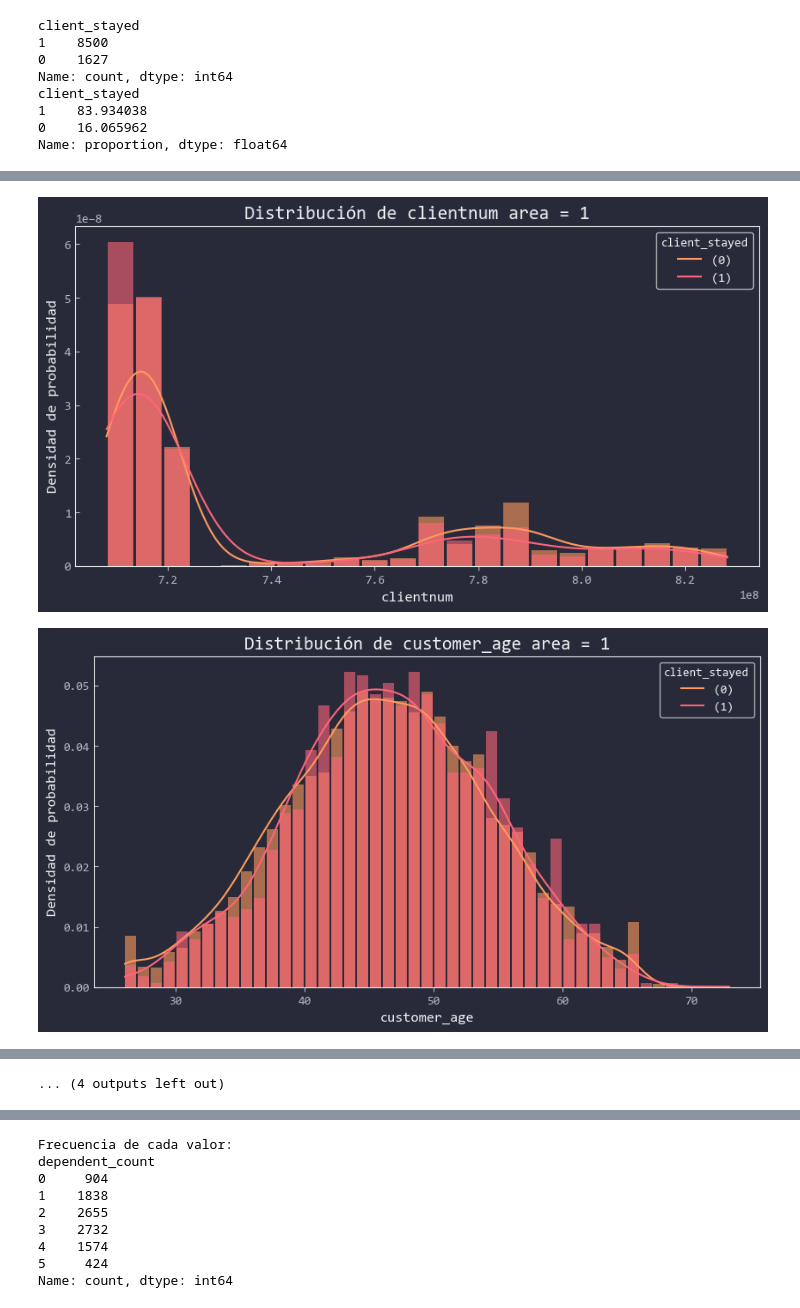
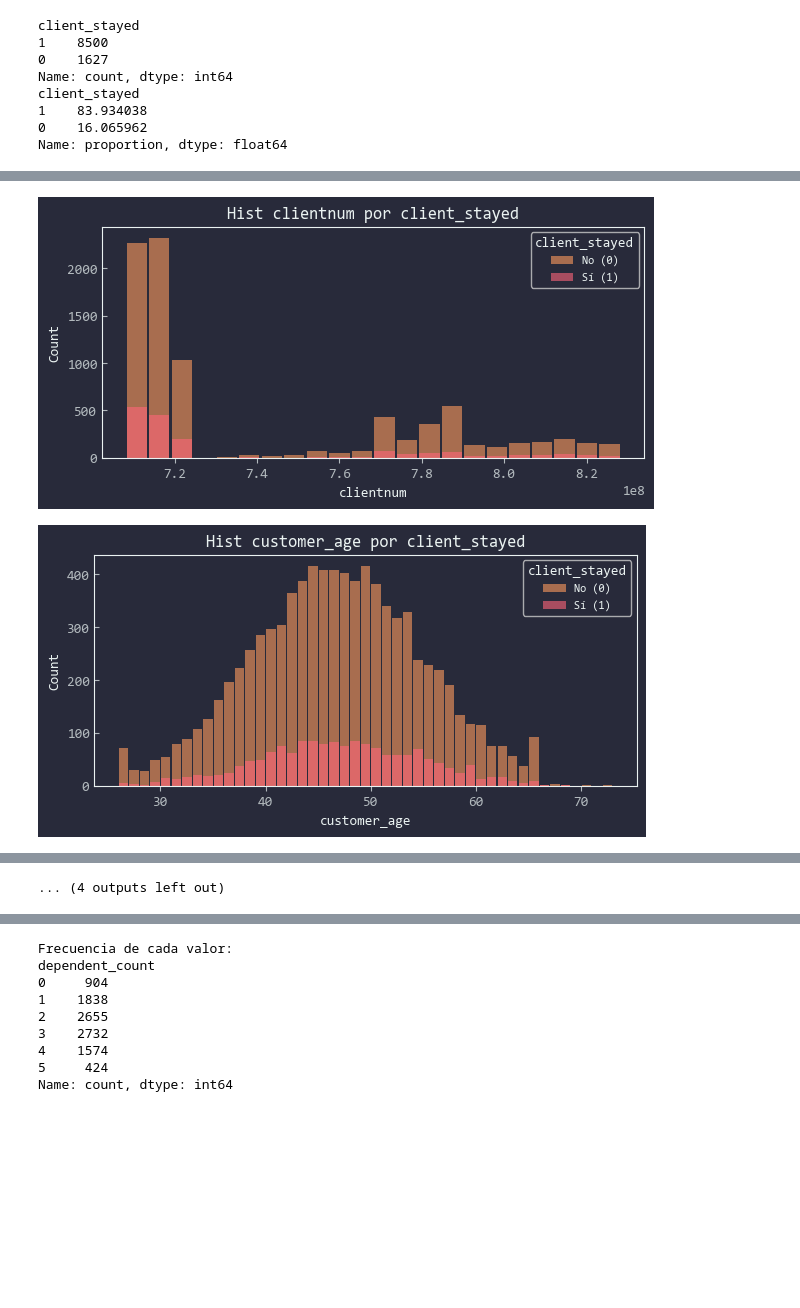
Before and after one commit to Toutl/Data-Processing-Laboratory, a Jupyter notebook: Examenes/III/02_eduardo.ipynb, the cells around one changed output, grey strips where cells are left out. Cells and saved outputs as stored; diff of their text form; code cells hidden in the pictures; blank space fills up the shorter version.

Commit message:
Good plots

```diff
--- a/Examenes/III/02_eduardo.ipynb
+++ b/Examenes/III/02_eduardo.ipynb
@@ -123,26 +123,25 @@ resultado
 | 0 | 75915 | 58862 | 5336 | 4382 | 4836 | ... |
 | 1 | 393228 | 304985 | 33274 | 19327 | 20029 | ... |
 # %%
+
 for column in df.columns:
     if column != 'client_stayed':
-        plt.figure(figsize=(10, 5))
+        plt.figure(figsize=(7, 3))
         sns.histplot(
             data=df,
             x=column,
             hue='client_stayed',
             multiple='layer',
-            kde=True,
-            common_norm=False,
+            # kde=True,
             alpha=0.6,
+            shrink=0.9,
             edgecolor='none',
-            shrink=0.9,
-            stat='density'
         )
-        plt.title(f'Distribución de {column} area = 1')
-        plt.xlabel(column)
-        plt.ylabel('Densidad de probabilidad')
-        plt.legend(title='client_stayed', labels=['(0)', '(1)'])
+        plt.title(f'Hist {column} por client_stayed', fontsize=12)
+        plt.xlabel(column, fontsize=10)
+        plt.ylabel('Count', fontsize=10)
+        plt.legend(title='client_stayed', labels=['No (0)', 'Sí (1)'], fontsize=8)
         plt.show()
 # %% [output]
-[figure, old version]
+[figure, new version]
-[figure, old version]
+[figure, new version]
```
Also changed, not shown: parts of 2 cells of this notebook.
